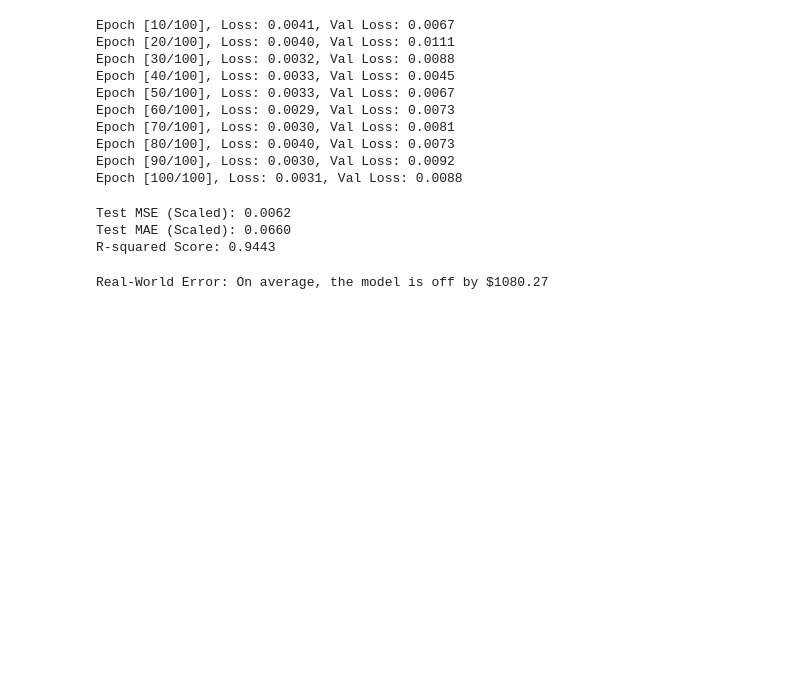
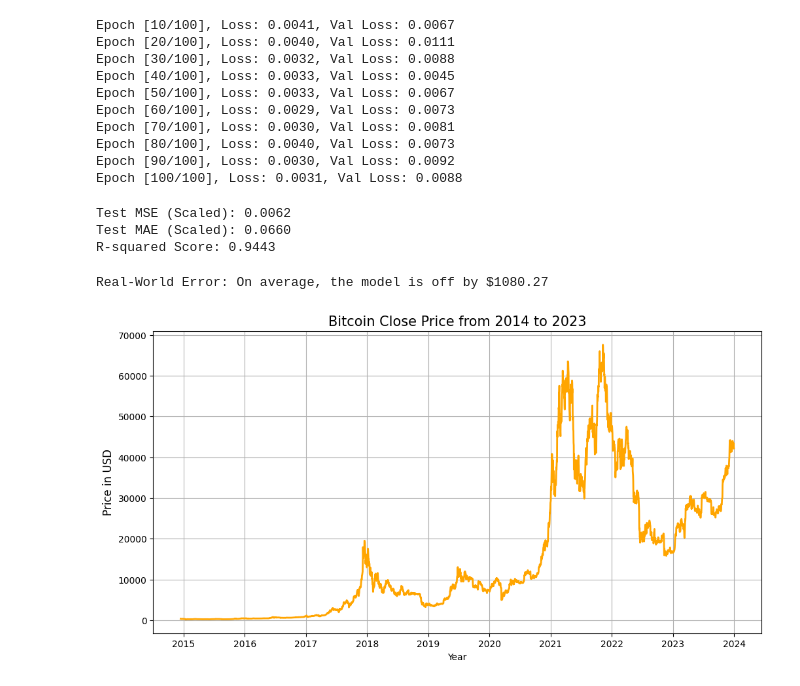
Before and after one commit to archeq/bitcoin-prices, a Jupyter notebook: bitcoin_prices.ipynb, the cells around one changed output. Drawn from its saved outputs; the diff is of its cells as text; code cells hidden in the pictures; blank space fills up the shorter version.

Commit message:
added some useful visualizations

```diff
--- a/bitcoin_prices.ipynb
+++ b/bitcoin_prices.ipynb
@@ -209,3 +209,18 @@ real_mae = mean_absolute_error(real_true_prices, real_pred_prices)
 print(f"Real-World Error: On average, the model is off by ${real_mae:.2f}")
 # %% [output]
 Real-World Error: On average, the model is off by $1080.27
+# %%
+import matplotlib.pyplot as plt
+import squarify
+
+plt.figure(figsize=(12, 6))
+plt.plot(pd.to_datetime(data['Date']), data['Close'], color='orange', linewidth=2)
+plt.title('Bitcoin Close Price from 2014 to 2023', fontsize=15)
+plt.xlabel('Year', fontsize=10)
+plt.ylabel('Price in USD', fontsize=12)
+
+plt.grid(True)
+
+plt.show()
+# %% [output]
+[figure, added]
```
Also changed, not shown: parts of 3 cells of this notebook.
